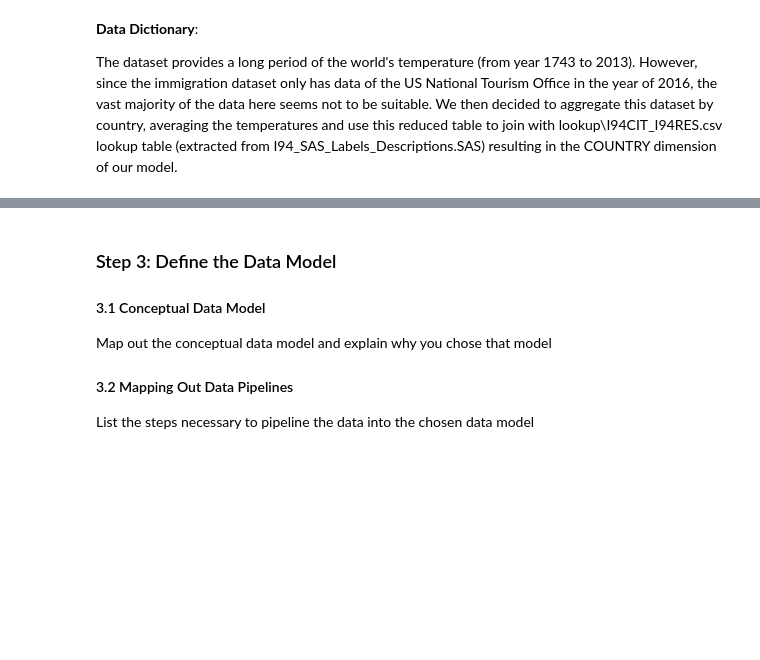
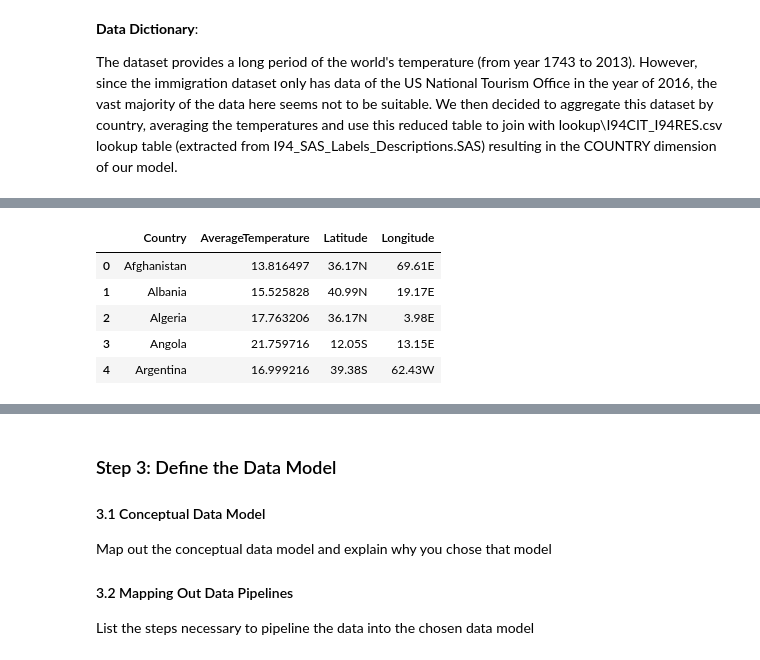
Before and after one commit to ahlag/US-immigration-Data-Lake, a Jupyter notebook: US_Immigration_Data_Lake.ipynb, the cells around one changed output, grey strips where cells are left out. Saved outputs shown, nothing was run; the diff lists cells and outputs as text; code cells hidden in the pictures; blank space fills up the shorter version.

```diff
--- a/US_Immigration_Data_Lake.ipynb
+++ b/US_Immigration_Data_Lake.ipynb
@@ -151,0 +161,11 @@ The dataset provides a long period of the world's temperature (from year 1743 to
+# %%
+world_temperature = world_temperature.groupby(["Country"]).agg({"AverageTemperature": "mean", "Latitude": "first", "Longitude": "first"}).reset_index()
+# %%
+world_temperature.head()
+# %% [output]
+|  | Country | AverageTemperature | Latitude | Longitude |
+| 0 | Afghanistan | 13.816497 | 36.17N | 69.61E |
+| 1 | Albania | 15.525828 | 40.99N | 19.17E |
+| 2 | Algeria | 17.763206 | 36.17N | 3.98E |
+| 3 | Angola | 21.759716 | 12.05S | 13.15E |
+| 4 | Argentina | 16.999216 | 39.38S | 62.43W |
```
Also changed, not shown: parts of 9 cells of this notebook, 1 other file.
